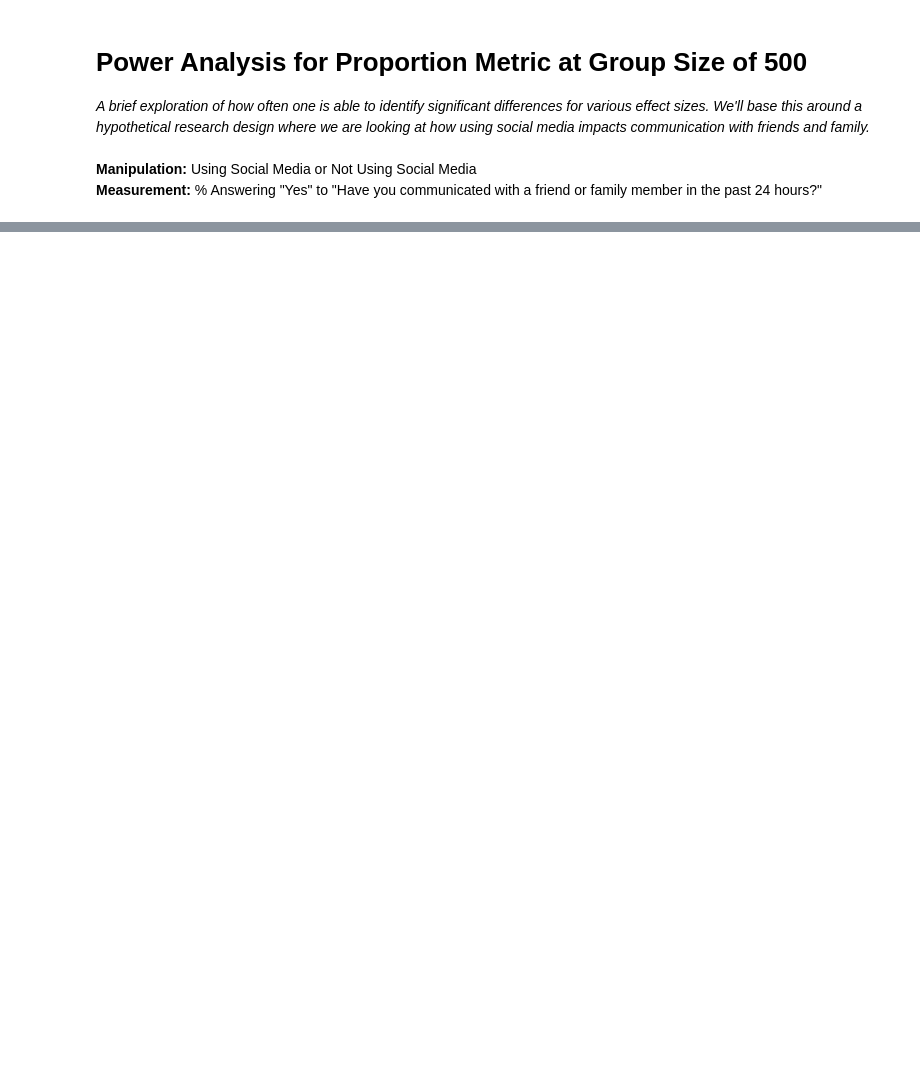
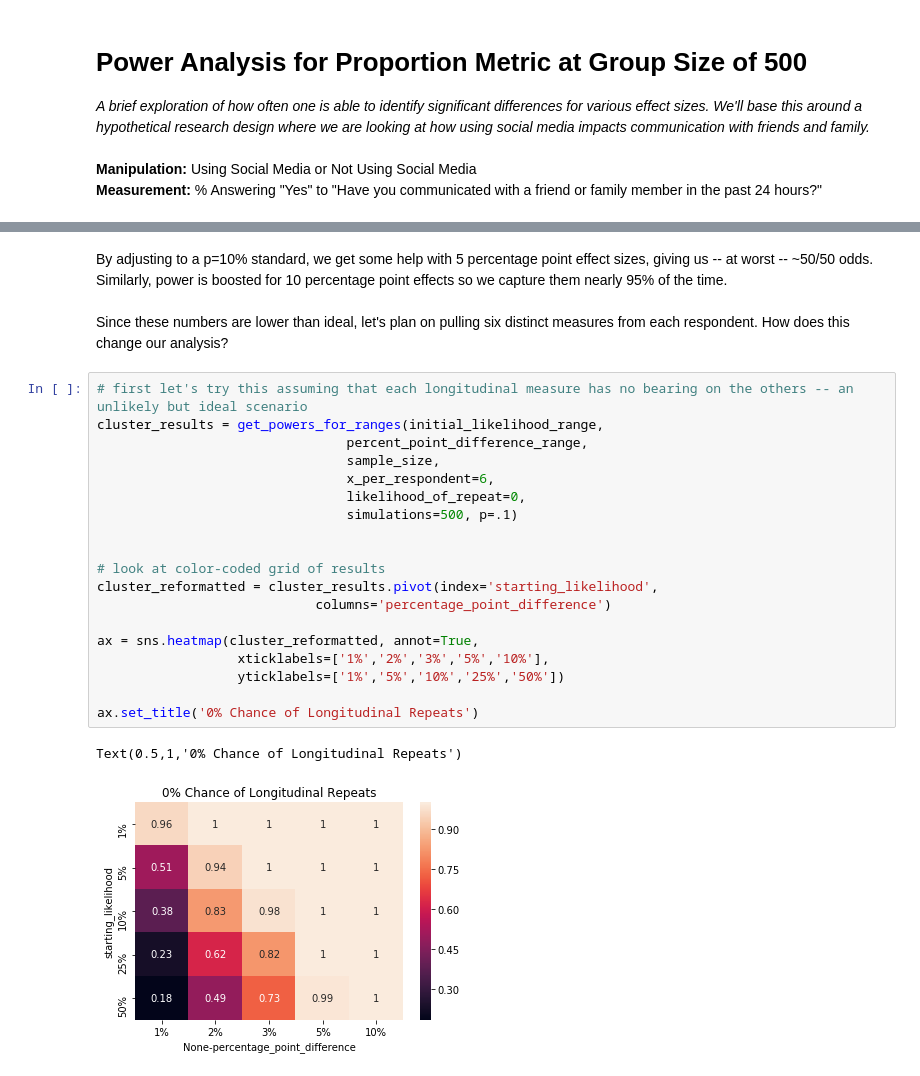
Before and after one commit to HarryBrisson/power-analysis, a Jupyter notebook: 500-respondents-power-analysis.ipynb, the cells around one changed output, grey strips where cells are left out. Drawn from its saved outputs; the diff is of its cells as text; blank space fills up the shorter version.

Commit message:
add longitudinal aspect to analysis

```diff
--- a/500-respondents-power-analysis.ipynb
+++ b/500-respondents-power-analysis.ipynb
@@ -106,0 +233,28 @@ Let's run that again except look at how likely we are to hit a p-value of 10%.
+# %% [markdown]
+By adjusting to a p=10% standard, we get some help with 5 percentage point effect sizes, giving us -- at worst -- ~50/50 odds.
+<br>
+Similarly, power is boosted for 10 percentage point effects so we capture them nearly 95% of the time.
+<br><br>
+Since these numbers are lower than ideal, let's plan on pulling six distinct measures from each respondent.  How does this change our analysis?
+# %%
+# first let's try this assuming that each longitudinal measure has no bearing on the others -- an unlikely but ideal scenario
+cluster_results = get_powers_for_ranges(initial_likelihood_range,
+                                percent_point_difference_range,
+                                sample_size,
+                                x_per_respondent=6,
+                                likelihood_of_repeat=0,
+                                simulations=500, p=.1)
+
+
+# look at color-coded grid of results
+cluster_reformatted = cluster_results.pivot(index='starting_likelihood',
+                            columns='percentage_point_difference')
+
+ax = sns.heatmap(cluster_reformatted, annot=True,
+                  xticklabels=['1%','2%','3%','5%','10%'],
+                  yticklabels=['1%','5%','10%','25%','50%'])
+
+ax.set_title('0% Chance of Longitudinal Repeats')
+# %% [output]
+Text(0.5,1,'0% Chance of Longitudinal Repeats')
+[figure, added]
```
Also changed, not shown: parts of 15 cells of this notebook.
